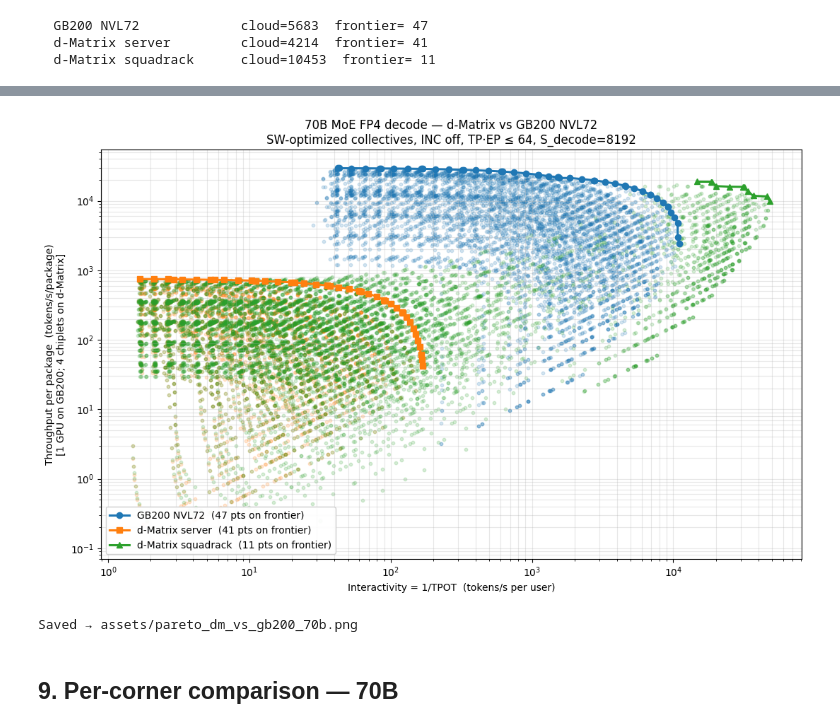
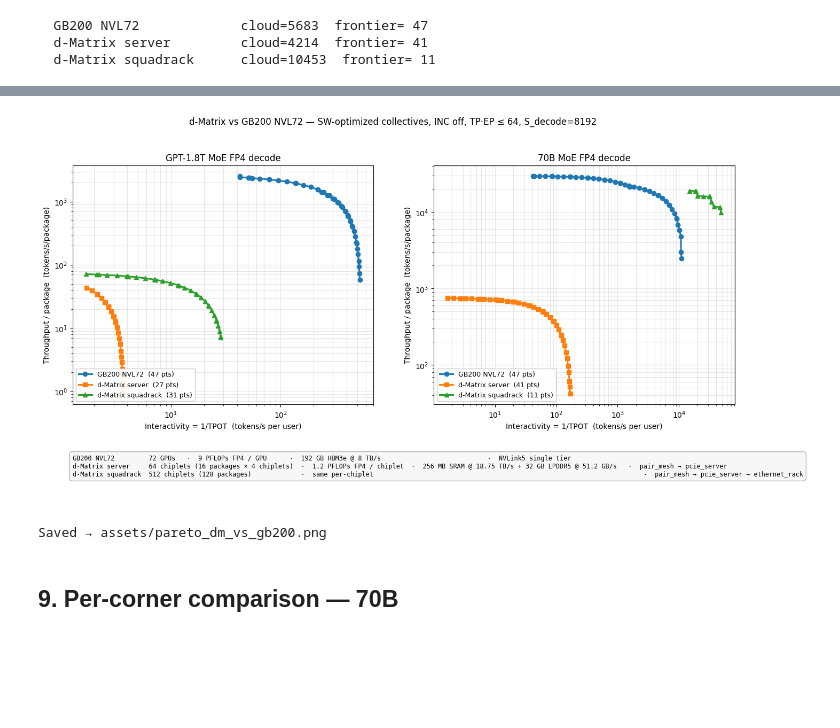
Before and after one commit to spiceMonkey/llm_perf, a Jupyter notebook: pareto_dm_vs_gb200.ipynb, the cells around one changed output, grey strips where cells are left out. Drawn from its saved outputs; the diff is of its cells as text; code cells hidden in the pictures; blank space fills up the shorter version.

```diff
--- a/pareto_dm_vs_gb200.ipynb
+++ b/pareto_dm_vs_gb200.ipynb
@@ -358,36 +320,64 @@ for label in systems:
 # %%
-fig, ax = plt.subplots(figsize=(11, 7))
+STYLES = {
+    "GB200 NVL72":         dict(color="tab:blue",   lw=2.2, ms=6, marker="o"),
+    "d-Matrix server":     dict(color="tab:orange", lw=2.2, ms=6, marker="s"),
+    "d-Matrix squadrack":  dict(color="tab:green",  lw=2.2, ms=6, marker="^"),
+}
 
-for label, pts in all_points_70b.items():
-    style = STYLES[label]
-    ax.scatter([p.interactivity for p in pts], [p.tput_per_pkg for p in pts],
-               s=10, alpha=0.18, color=style["color"])
+from matplotlib.gridspec import GridSpec
 
-for label in systems:
-    fr = frontiers_70b[label]
-    if not fr:
-        continue
-    style = STYLES[label]
-    ax.plot([p.interactivity for p in fr], [p.tput_per_pkg for p in fr],
-            color=style["color"], lw=style["lw"], marker=style["marker"],
-            ms=style["ms"], label=f"{label}  ({len(fr)} pts on frontier)")
+fig = plt.figure(figsize=(16, 8.2))
+gs = GridSpec(2, 2, height_ratios=[5, 1], figure=fig, hspace=0.35)
+axL = fig.add_subplot(gs[0, 0])
+axR = fig.add_subplot(gs[0, 1])
+ax_text = fig.add_subplot(gs[1, :])
+ax_text.axis("off")
 
-ax.set_xscale("log"); ax.set_yscale("log")
-ax.set_xlabel("Interactivity = 1/TPOT  (tokens/s per user)")
-ax.set_ylabel("Throughput per package  (tokens/s/package)\n[1 GPU on GB200; 4 chiplets on d-Matrix]")
-ax.set_title(
-    f"70B MoE FP4 decode — d-Matrix vs GB200 NVL72\n"
-    f"SW-optimized collectives, INC off, TP\u00b7EP \u2264 64, S_decode={S_DECODE}"
+panels = [
+    (axL, frontiers_18t, "GPT-1.8T MoE FP4 decode"),
+    (axR, frontiers_70b, "70B MoE FP4 decode"),
+]
+
+for ax, fronts, title in panels:
+    for label in systems:
+        fr = fronts[label]
+        if not fr:
+            continue
+        style = STYLES[label]
+        ax.plot([p.interactivity for p in fr], [p.tput_per_pkg for p in fr],
+                color=style["color"], lw=style["lw"], marker=style["marker"],
+                ms=style["ms"], label=f"{label}  ({len(fr)} pts)")
+    ax.set_xscale("log"); ax.set_yscale("log")
+    ax.set_xlabel("Interactivity = 1/TPOT  (tokens/s per user)")
+    ax.set_ylabel("Throughput / package  (tokens/s/package)")
+    ax.set_title(title)
+    ax.grid(True, which="both", alpha=0.3)
+    ax.legend(loc="lower left", fontsize=9, framealpha=0.92)
+
+fig.suptitle(
+    f"d-Matrix vs GB200 NVL72 — SW-optimized collectives, INC off, TP\u00b7EP \u2264 64, S_decode={S_DECODE}",
+    fontsize=12, y=0.99,
 )
-ax.grid(True, which="both", alpha=0.3)
-ax.legend(loc="lower left", fontsize=10, framealpha=0.92)
-fig.tight_layout()
-fig.savefig("assets/pareto_dm_vs_gb200_70b.png", dpi=130, bbox_inches="tight")
+
+# System spec footer block (lives in its own gridspec row, below both axes — never covers curves).
+spec_text = (
+    "GB200 NVL72         72 GPUs   \u00b7  9 PFLOPs FP4 / GPU      \u00b7  192 GB HBM3e @ 8 TB/s                            \u00b7  NVLink5 single tier\n"
+    "d-Matrix server     64 chiplets (16 packages \u00d7 4 chiplets)  \u00b7  1.2 PFLOPs FP4 / chiplet  \u00b7  256 MB SRAM @ 18.75 TB/s + 32 GB LPDDR5 @ 51.2 GB/s   \u00b7  pair_mesh \u2192 pcie_server\n"
+    "d-Matrix squadrack  512 chiplets (128 packages)             \u00b7  same per-chiplet                                                                       \u00b7  pair_mesh \u2192 pcie_server \u2192 ethernet_rack"
+)
+ax_text.text(
+    0.0, 1.0, spec_text, transform=ax_text.transAxes,
+    ha="left", va="top", fontsize=8.5, family="monospace",
+    bbox=dict(boxstyle="round,pad=0.5", facecolor="#f7f7f7", edgecolor="0.7"),
+)
+
+fig.tight_layout(rect=[0, 0, 1, 0.97])
+fig.savefig("assets/pareto_dm_vs_gb200.png", dpi=130, bbox_inches="tight")
 plt.show()
-print("Saved \u2192 assets/pareto_dm_vs_gb200_70b.png")
+print("Saved \u2192 assets/pareto_dm_vs_gb200.png")
 # %% [output]
-[figure, old version]
+[figure, new version]
-Saved → assets/pareto_dm_vs_gb200_70b.png
+Saved → assets/pareto_dm_vs_gb200.png
 # %% [markdown]
 ## 9. Per-corner comparison — 70B
 # %%
```
Also changed, not shown: parts of 3 cells of this notebook, 2 other files.
